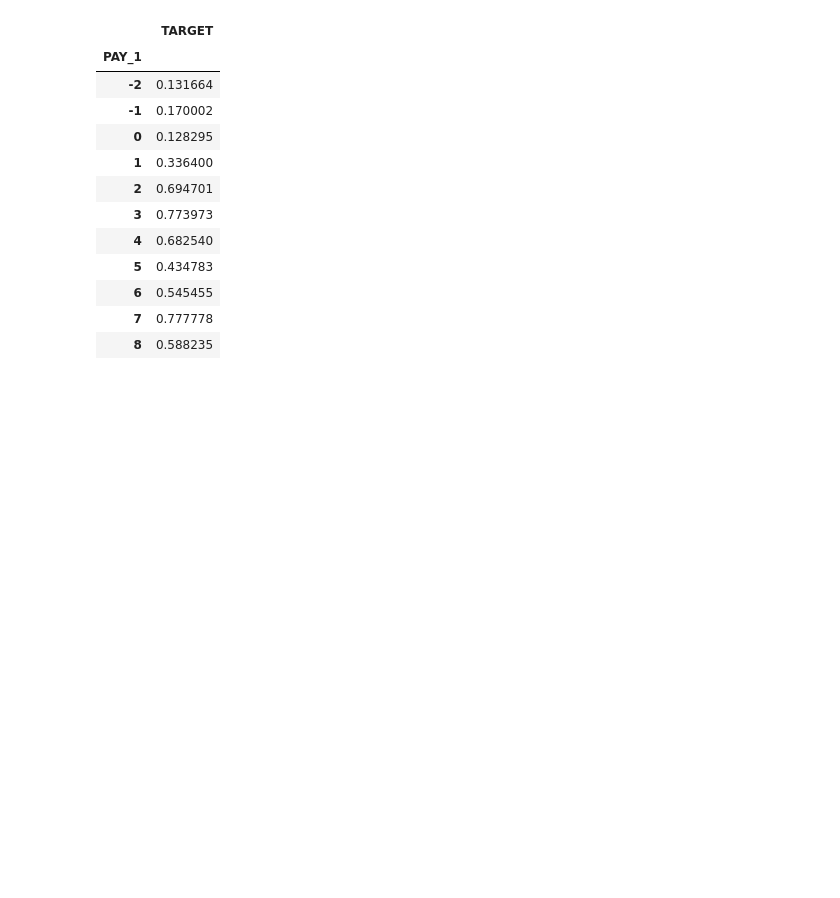
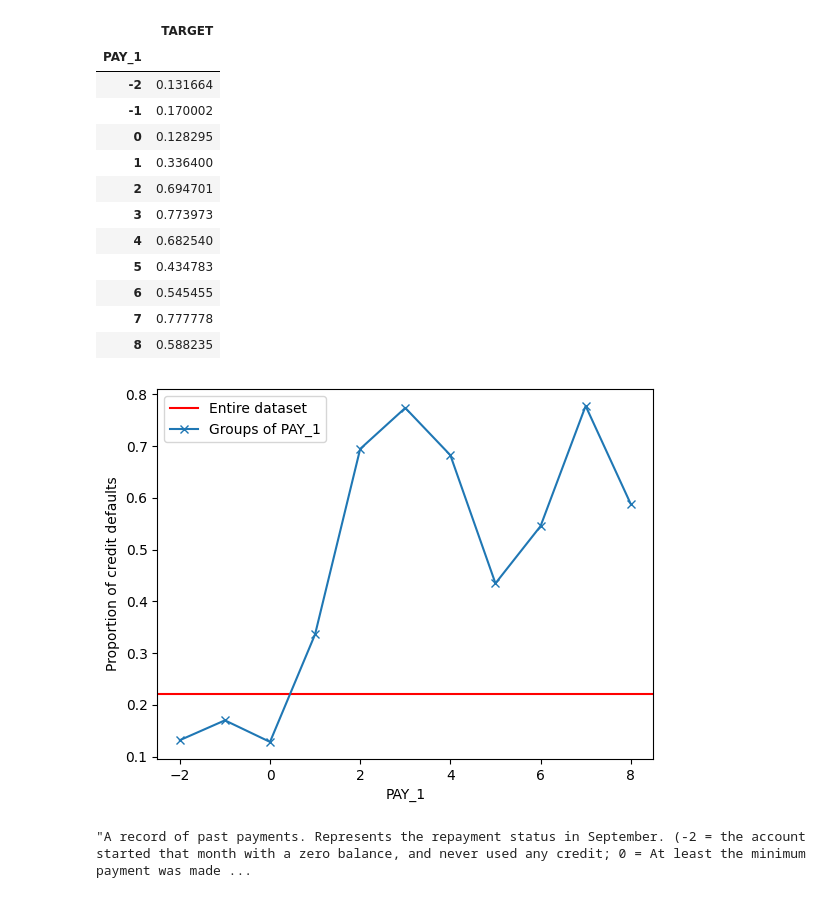
Before and after one commit to danzpy/book-data-science-projects-with-python, a Jupyter notebook: predicao-bons-pagadores.ipynb, the cells around one changed output. Saved outputs shown, nothing was run; the diff lists cells and outputs as text; code cells hidden in the pictures; blank space fills up the shorter version.

Commit message:
Continuação da visualização das relações

```diff
--- a/predicao-bons-pagadores.ipynb
+++ b/predicao-bons-pagadores.ipynb
@@ -671,3 +671,15 @@ group_by_pay_mean_y
 | 6 | 0.545455 |
 | 7 | 0.777778 |
 | 8 | 0.588235 |
+# %%
+axes = plt.axes()
+axes.axhline(overall_default_rate, color='red')
+group_by_pay_mean_y.plot(marker='x', legend=False, ax=axes)
+axes.set_ylabel('Proportion of credit defaults')
+axes.legend(['Entire dataset', 'Groups of PAY_1']);
+# %% [output]
+[figure, added]
+# %%
+info_var["PAY_1"]
+# %% [output]
+"A record of past payments. Represents the repayment status in September. (-2 = the account started that month with a zero balance, and never used any credit; 0 = At least the minimum payment was made ...
```
Also changed, not shown: parts of 1 cell of this notebook.
